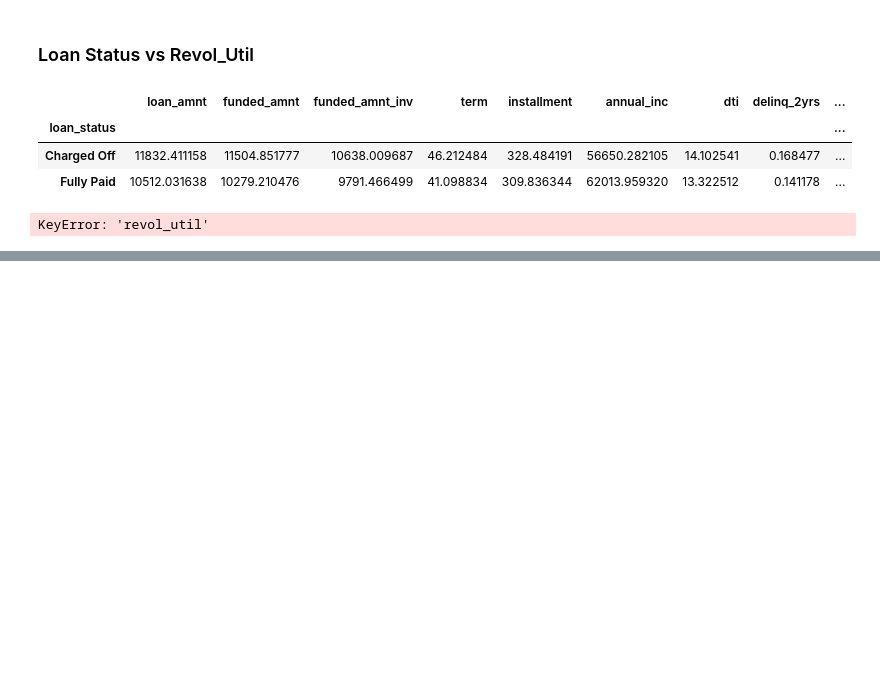
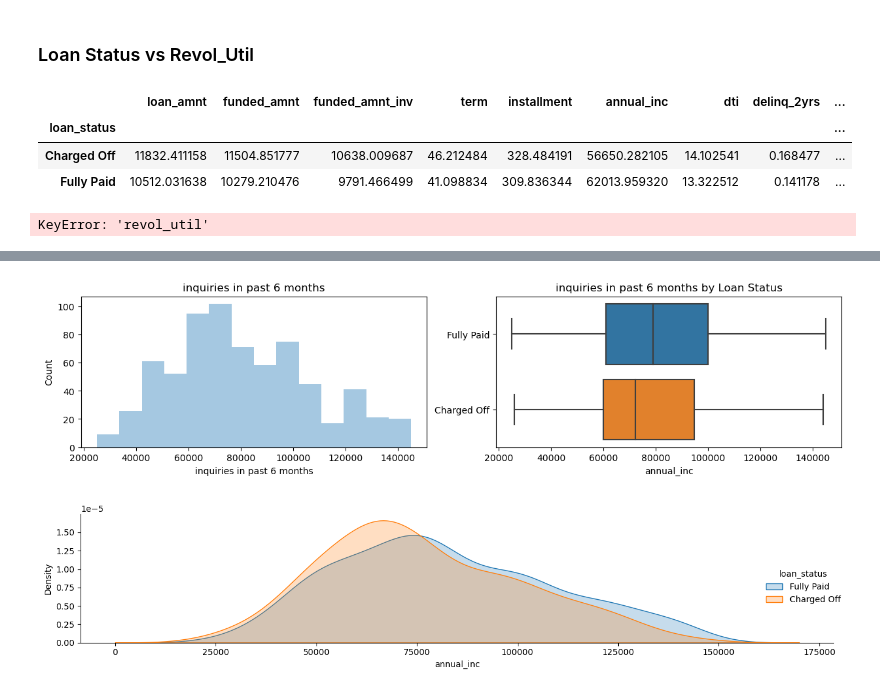
Before and after one commit to sghoshca/lending_club_case_study, a Jupyter notebook: Lending_Club_Case_Study.ipynb, the cells around one changed output, grey strips where cells are left out. Cells and saved outputs as stored; diff of their text form; code cells hidden in the pictures; blank space fills up the shorter version.

```diff
--- a/Lending_Club_Case_Study.ipynb
+++ b/Lending_Club_Case_Study.ipynb
@@ -597,0 +613,5 @@ NameError: name 'python3' is not defined
+# %%
+plot_var('annual_inc', 'inquiries in past 6 months', continuous=True)
+# %% [output]
+[figure, added]
+[figure, added]
```
Also changed, not shown: parts of 9 cells of this notebook.
